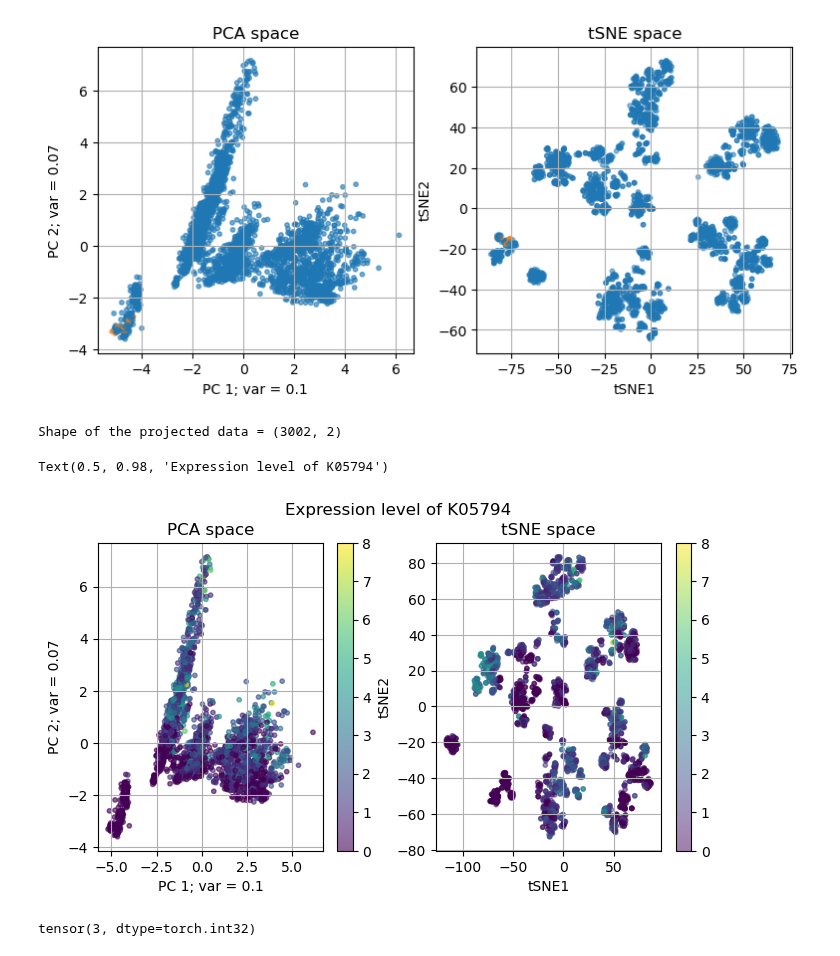
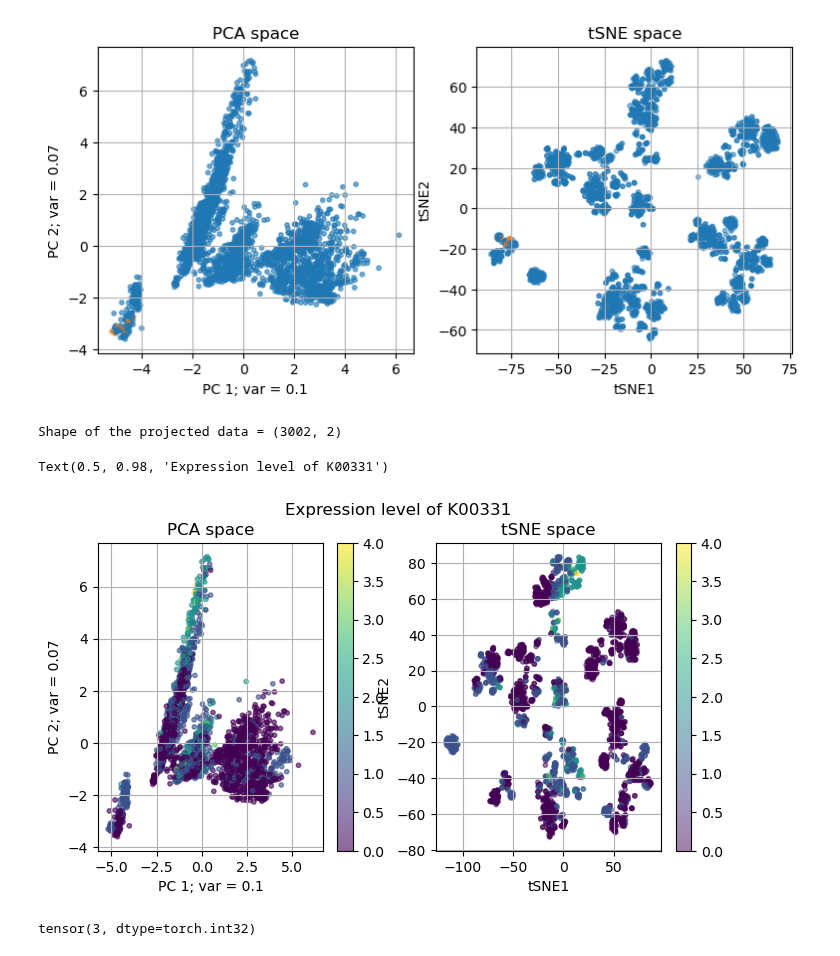
Before and after one commit to oist/gene-context, a Jupyter notebook: phenotype_prediction/jupyter_notebooks/Untitled.ipynb, the cells around one changed output. Drawn from its saved outputs; the diff is of its cells as text; code cells hidden in the pictures.

```diff
--- a/phenotype_prediction/jupyter_notebooks/Untitled.ipynb
+++ b/phenotype_prediction/jupyter_notebooks/Untitled.ipynb
@@ -1133,35 +1133,35 @@ tsne_plot(X_train, 50, 100, RANDOM_SEED, y_train_masked, colors);
 Shape of the projected data = (3002, 2)
 [figure]
 # %%
-feature_name = 'K05794'
+feature_name = 'K00331'
 X_column_names = list(X_column_names)
 
 if feature_name in X_column_names:
     idx = X_column_names.index(feature_name)
 else:
     print(f"This feature doesn't exist in the feature space!")
 
 feature_expression = X_train[:, idx]
 feature_expression = feature_expression.cpu()
 
 from matplotlib import cm
 plt.figure(figsize=(8, 4))
 
 # PCA space
 plt.subplot(1, 2, 1)
 n_compon = 20
 colorbar = True
 colors = ListedColormap(cm.viridis(np.linspace(0, 1, len(feature_expression))))
 pca_run_and_plot(X_train.cpu(), n_compon, feature_expression, None, colors, legend = False, colorbar = colorbar);
 
 # t-SNE space
 plt.subplot(1, 2, 2)
 tsne_plot(X_train.cpu(), 30, 100, RANDOM_SEED, feature_expression, colors, colorbar = colorbar);
 plt.suptitle(f"Expression level of {feature_name}")
 # %% [output]
 Shape of the projected data = (3002, 2)
-Text(0.5, 0.98, 'Expression level of K05794')
+Text(0.5, 0.98, 'Expression level of K00331')
-[figure, old version]
+[figure, new version]
 # %%
 max(feature_expression)
 # %% [output]
```
Also changed, not shown: parts of 29 cells of this notebook.
